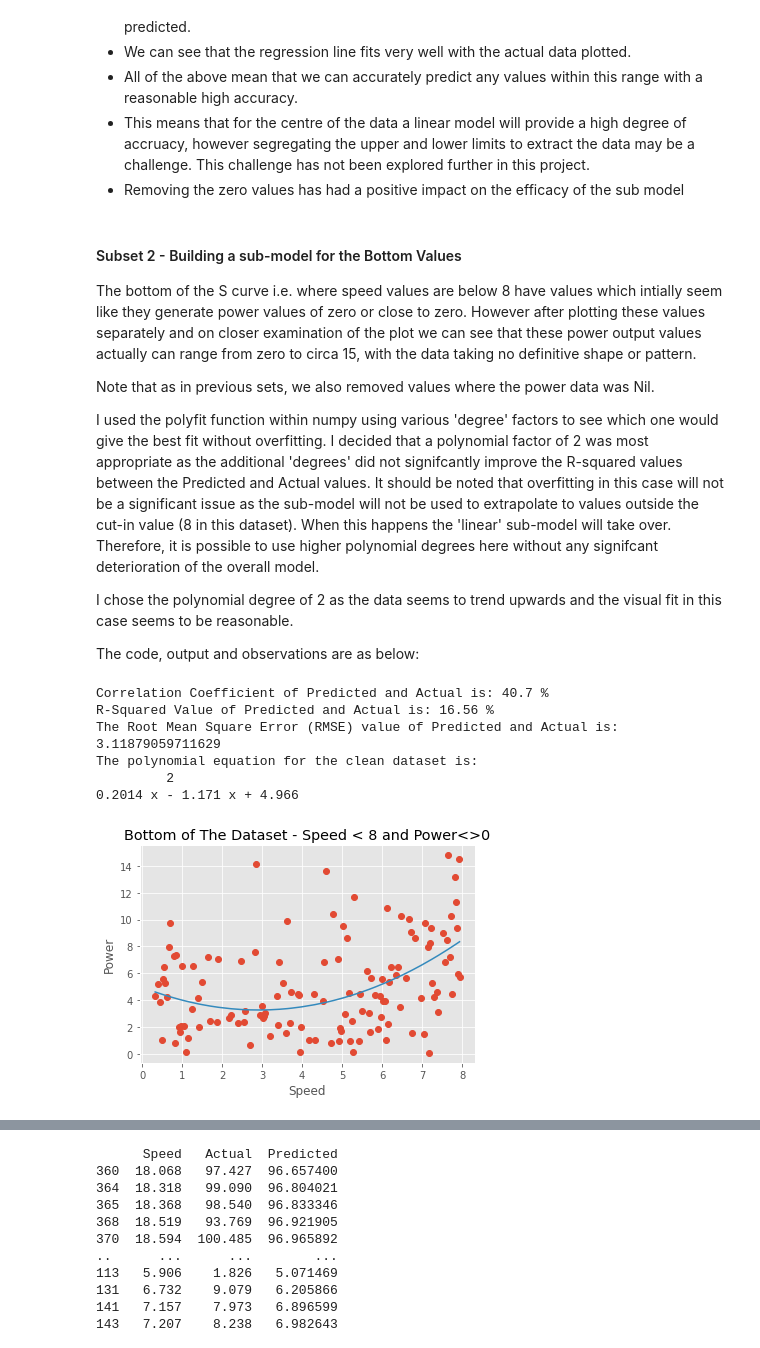
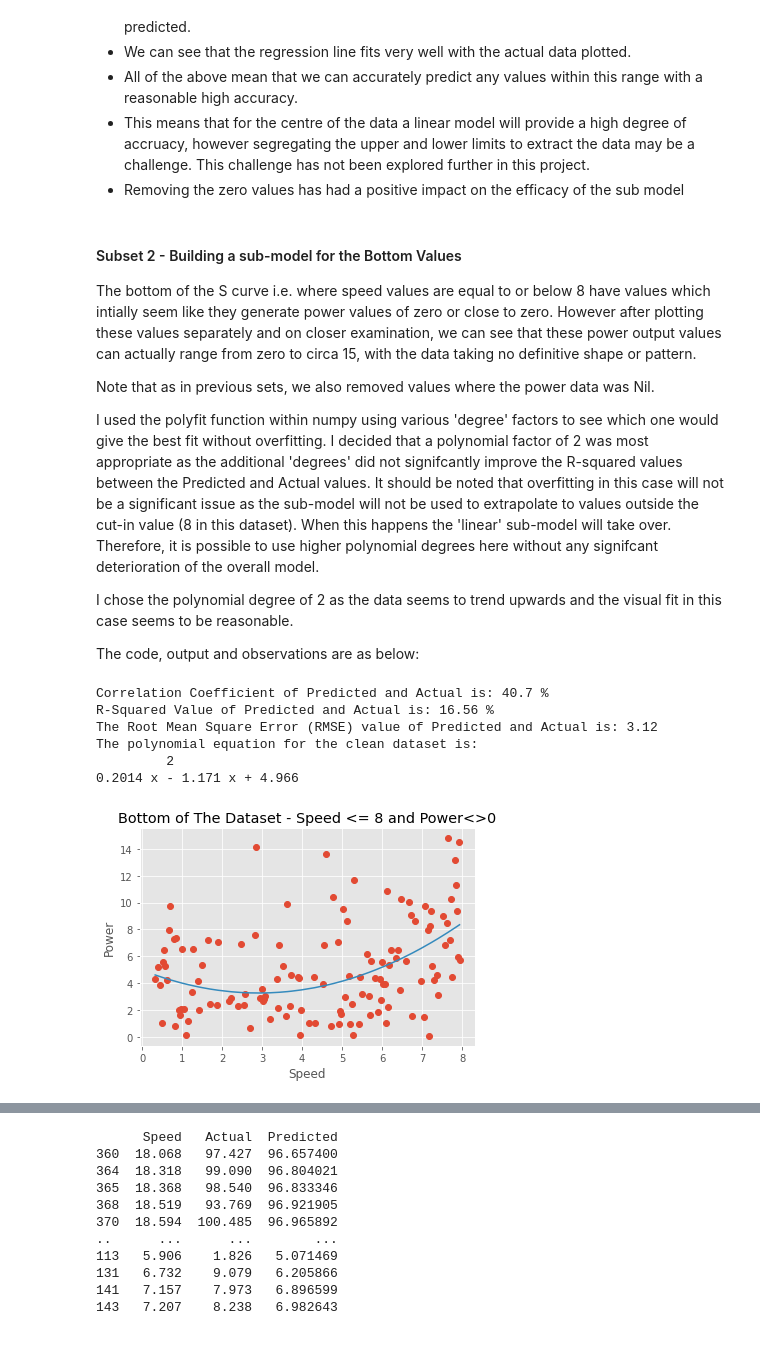
Before and after one commit to dssheldon/foda-project-sds, a Jupyter notebook: FoDA Project 2020.ipynb, the cells around one changed output, grey strips where cells are left out. Cells and saved outputs as stored; diff of their text form; code cells hidden in the pictures.

Commit message:
Final read through of the entire project and final test of the code

```diff
--- a/FoDA Project 2020.ipynb
+++ b/FoDA Project 2020.ipynb
@@ -934,8 +947,8 @@ clean_df = df.query('speed > 8  & speed < 18 & power != 0')
 # Ref: https://www.geeksforgeeks.org/how-to-randomly-select-rows-from-pandas-dataframe/
 
 
-Train_clean = clean_df.sample(frac = 0.8, random_state=randomstate)
-Test_clean =  clean_df.drop(Train_clean.index)
+Train_clean = clean_df.sample(frac = 0.8, random_state=randomstate) #Sample of the Train data
+Test_clean =  clean_df.drop(Train_clean.index) #Sample of Test data (Total Cleaned Data less the Train Data)
 
 X_train_clean = Train_clean['speed']
 X_test_clean = Test_clean['speed']
@@ -950,7 +963,7 @@ p_clean = np.poly1d(np.polyfit(X_train_clean, y_train_clean, 1))
 
 
 # Calculate the Correlation Coefficeints and R-Squared and RMSE of Predicted vs Actual based on the cleaned dataset on trained model
-# -----------------------------------------------------------------------------------------------------------------------------
+# ---------------------------------------------------------------------------------------------------------------------------------
 
 clean_df_correlation_xy = np.corrcoef(clean_df['power'],p_clean(clean_df['speed']))[0,1]
 
@@ -965,7 +978,7 @@ rms_clean = np.sqrt(np.mean((p_clean(clean_df['speed']) - clean_df['power'])**2)
 
 print('Correlation Coefficient of Predicted vs Actual is:', round(clean_df_correlation_xy * 100, 2), '%')
 print('R-Squared Value of Predicted vs Actual is:', round(clean_df_r_squared*100, 2),'%')
-print('The Root Mean Square Error (RMSE) value of Predicted and Actual is:', rms_clean)
+print('The Root Mean Square Error (RMSE) value of Predicted and Actual is:', np.around(rms_clean,2))
 print('The polynomial equation for the clean dataset is:', p_clean)
 
 
@@ -976,7 +989,6 @@ plt.plot(clean_df['speed'], clean_df['power'], 'o', clean_df['speed'], p_clean(c
 plt.title('Cleaned Midoint Data - Speed > 8 < 18 and Power<>0')
 plt.xlabel('Speed')
 plt.ylabel('Power')
-plt.style.use('ggplot')
 plt.show()
 # %% [output]
 Correlation Coefficient of Predicted vs Actual is: 98.49 %
@@ -998,7 +1010,7 @@ The polynomial equation for the clean dataset is:
 # %% [markdown]
 #### Subset 2 - Building a sub-model for the Bottom Values
 
-The bottom of the S curve i.e. where speed values are below 8 have values which intially seem like they generate power values of  zero or close to zero. However after plotting these values separately and on closer examination of the plot we can see that these power output values actually can range from zero to circa 15, with the data taking no definitive shape or pattern.
+The bottom of the S curve i.e. where speed values are equal to or below 8 have values which intially seem like they generate power values of  zero or close to zero. However after plotting these values separately and on closer examination, we can see that these power output values can actually range from zero to circa 15, with the data taking no definitive shape or pattern.
 
 Note that as in previous sets, we also removed values where the power data was Nil.
 
@@ -1037,39 +1049,39 @@ p_bottom = np.poly1d(np.polyfit(X_train_clean_bottom, y_train_clean_bottom, 2))
 # ------------------------------------------------------------------------------------
 
 
 bottom_clean_df_correlation_xy = np.corrcoef(bottom_clean_df['power'], p_bottom(bottom_clean_df['speed']))[0,1]
 
 bottom_clean_df_r_squared = bottom_clean_df_correlation_xy**2
 
 bottom_rms_clean = np.sqrt(np.mean((p_bottom(bottom_clean_df['speed']) - bottom_clean_df['power'])**2))
 
 
-# Print out the coeffients and the polynomial euquation for the curve
-# --------------------------------------------------------------------
+# Print out the coeffients, RMSE and the polynomial euquation for the curve
+# -------------------------------------------------------------------------
 
 print('Correlation Coefficient of Predicted and Actual is:', round(bottom_clean_df_correlation_xy * 100, 2), '%')
 print('R-Squared Value of Predicted and Actual is:', round(bottom_clean_df_r_squared*100, 2),'%')
-print('The Root Mean Square Error (RMSE) value of Predicted and Actual is:', bottom_rms_clean)
+print('The Root Mean Square Error (RMSE) value of Predicted and Actual is:', np.around(bottom_rms_clean,2))
 print('The polynomial equation for the clean dataset is: \n',
       p_bottom)
 
 
 # Plot the datapoint of the dataframe and the regression line based on the trained model
 # -------------------------------------------------------------------------------------------
 
 plt.plot(bottom_clean_df['speed'], bottom_clean_df['power'], 'o', bottom_clean_df['speed'], p_bottom(bottom_clean_df['speed']), '-')
-plt.title('Bottom of The Dataset - Speed < 8 and Power<>0')
+plt.title('Bottom of The Dataset - Speed <= 8 and Power<>0')
 plt.xlabel('Speed')
 plt.ylabel('Power')
 plt.show()
 # %% [output]
 Correlation Coefficient of Predicted and Actual is: 40.7 %
 R-Squared Value of Predicted and Actual is: 16.56 %
-The Root Mean Square Error (RMSE) value of Predicted and Actual is: 3.11879059711629
+The Root Mean Square Error (RMSE) value of Predicted and Actual is: 3.12
 The polynomial equation for the clean dataset is:
          2
 0.2014 x - 1.171 x + 4.966
-[figure, old version]
+[figure, new version]
 # %% [markdown]
 ##### Observations on sub-model for the Bottom Values
 
```
Also changed, not shown: parts of 39 cells of this notebook.
